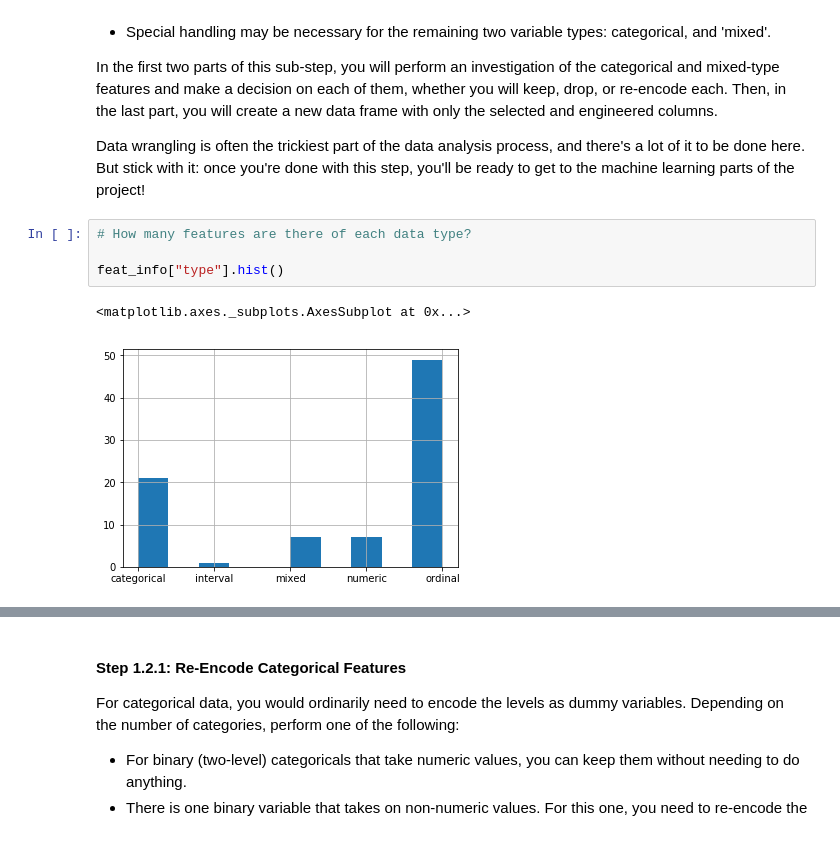
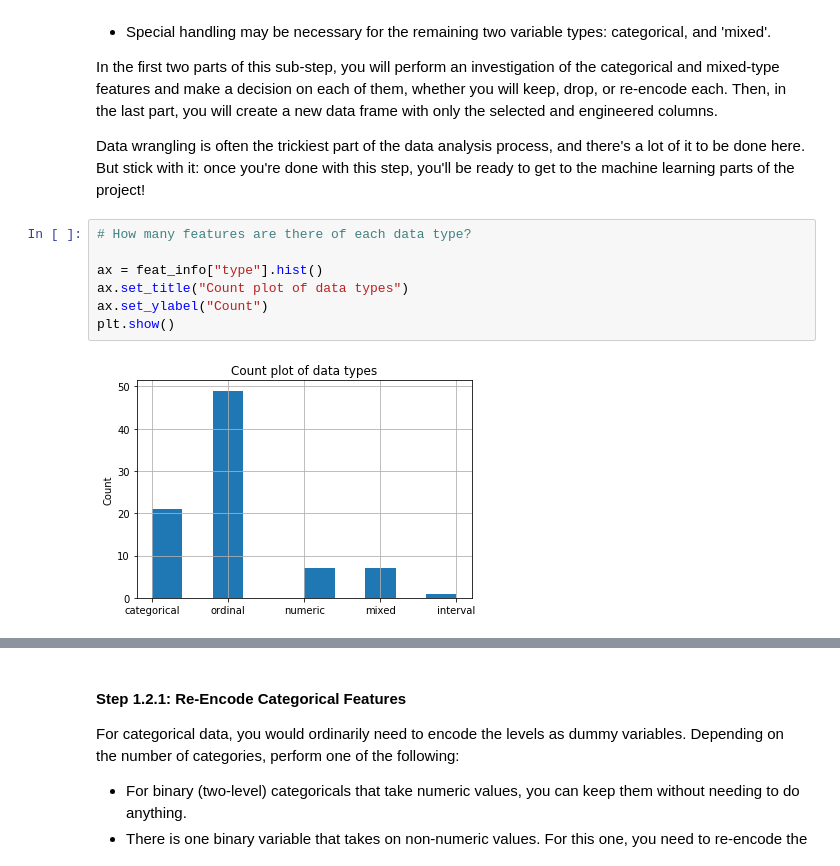
Before and after one commit to dexpota/udacity-machine-learning-introduction, a Jupyter notebook: projects/p3_customer_segments_with_arvato/identify_customer_segments.ipynb, the cells around one changed output, grey strips where cells are left out. Saved outputs shown, nothing was run; the diff lists cells and outputs as text.

```diff
--- a/projects/p3_customer_segments_with_arvato/identify_customer_segments.ipynb
+++ b/projects/p3_customer_segments_with_arvato/identify_customer_segments.ipynb
@@ -350,7 +301,9 @@ Data wrangling is often the trickiest part of the data analysis process, and the
 # %%
 # How many features are there of each data type?
 
-feat_info["type"].hist()
+ax = feat_info["type"].hist()
+ax.set_title("Count plot of data types")
+ax.set_ylabel("Count")
+plt.show()
 # %% [output]
-<matplotlib.axes._subplots.AxesSubplot at 0x...>
-[figure, old version]
+[figure, new version]
```
Also changed, not shown: parts of 96 cells of this notebook, 1 other file.
